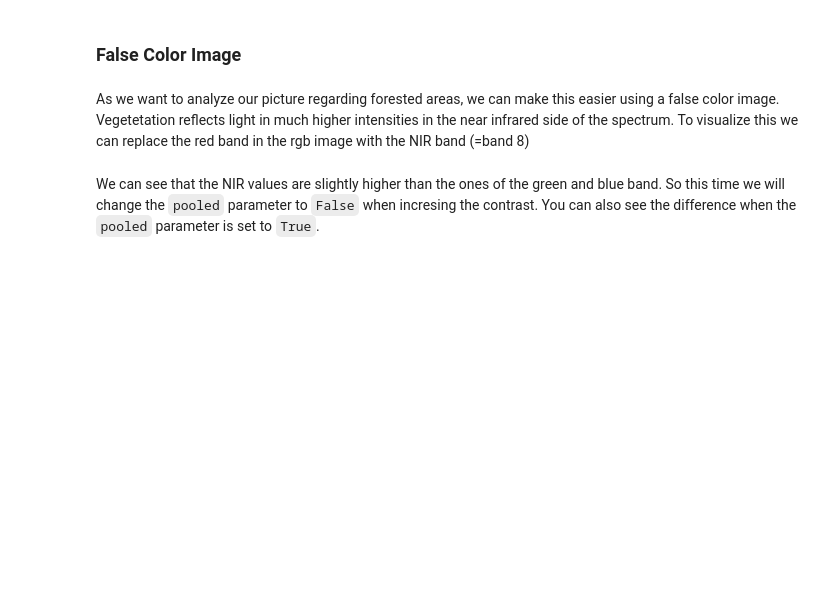
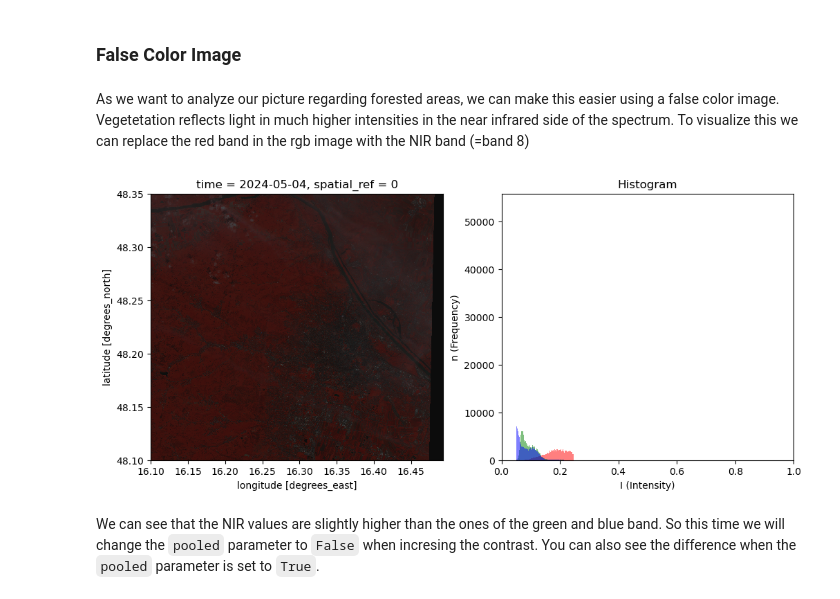
Before and after one commit to TUW-GEO/eodag-notebooks, a Jupyter notebook: notebooks/03_eodag_img_pro.ipynb, the cells around one changed output. Cells and saved outputs as stored; diff of their text form; code cells hidden in the pictures; blank space fills up the shorter version.

```diff
--- a/notebooks/03_eodag_img_pro.ipynb
+++ b/notebooks/03_eodag_img_pro.ipynb
@@ -129,12 +153,14 @@ If the final image doesnt look natural or still seems too dark try playing aroun
 As we want to analyze our picture regarding forested areas, we can make this easier using a false color image. Vegetetation reflects light in much higher intensities in the near infrared side of the spectrum. To visualize this we can replace the red band in the rgb image with the NIR band (=band 8)
 # %%
 fc = xr.concat([single_img['B08'], single_img['B03'], single_img['B02']], dim='band')
-single_img['fc'] = eocontrast.stretch_dataarray(fc, p_min=0, p_max=1, pooled=True)
+single_img['fc'] = eocontrast.auto_clip_dataarray(eocontrast.stretch_dataarray(fc, p_min=0, p_max=1, pooled=True),percentile=0.05, pooled=True)
 
 fig, axs = plt.subplots(1,2, figsize=(12,5))
 single_img['fc'].plot.imshow(ax=axs[0])
-eocontrast.histogram(single_img['fc'], ax=axs[1])
+eocontrast.histogram(single_img['fc'], ax=axs[1], xlim=(0,1))
 plt.show()
+# %% [output]
+[figure, added]
 # %% [markdown]
 We can see that the NIR values are slightly higher than the ones of the green and blue band. So this time we will change the `pooled` parameter to `False` when incresing the contrast. You can also see the difference when the `pooled` parameter is set to `True`.
 # %%
```
Also changed, not shown: parts of 9 cells of this notebook, 4 other files.
